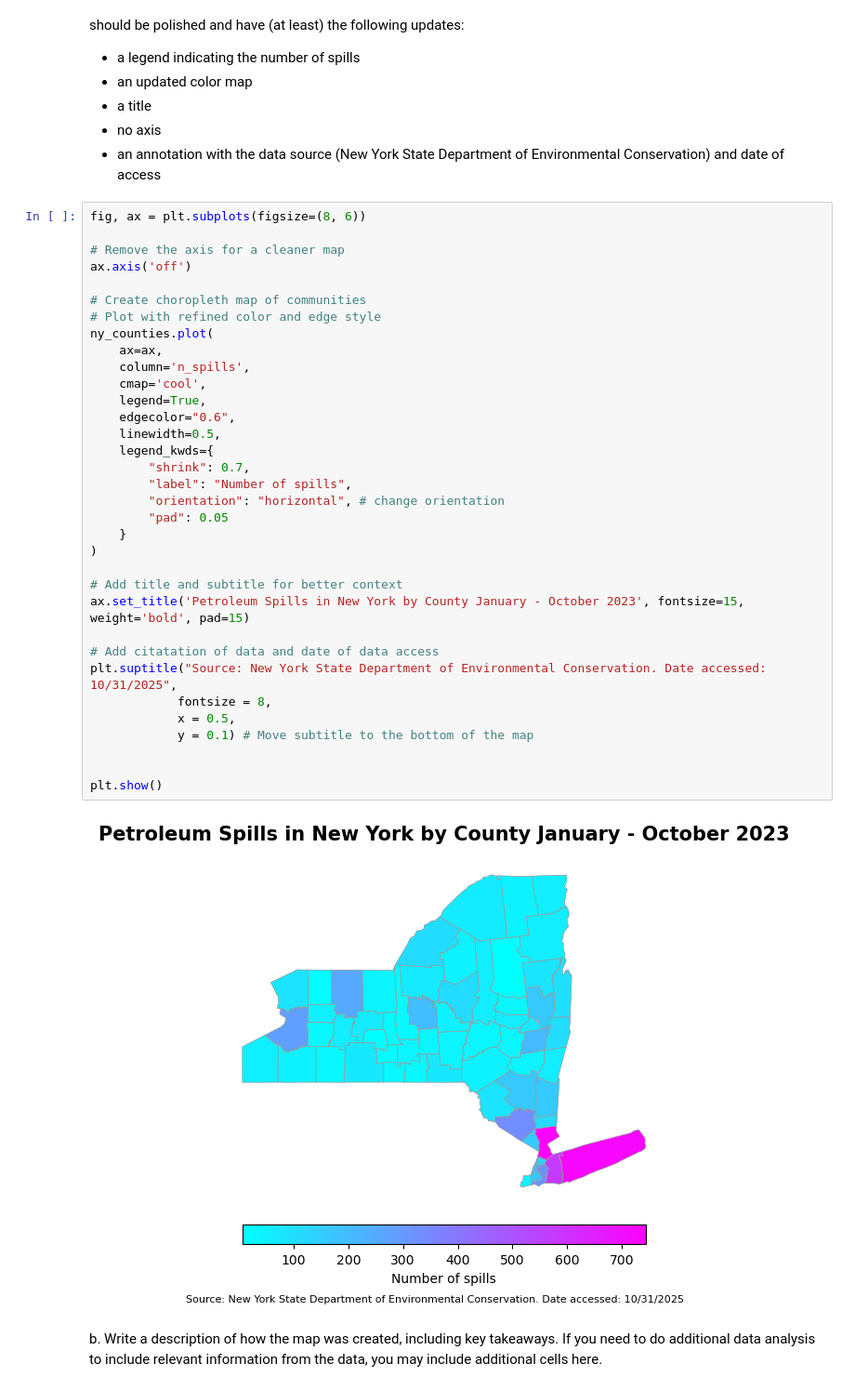
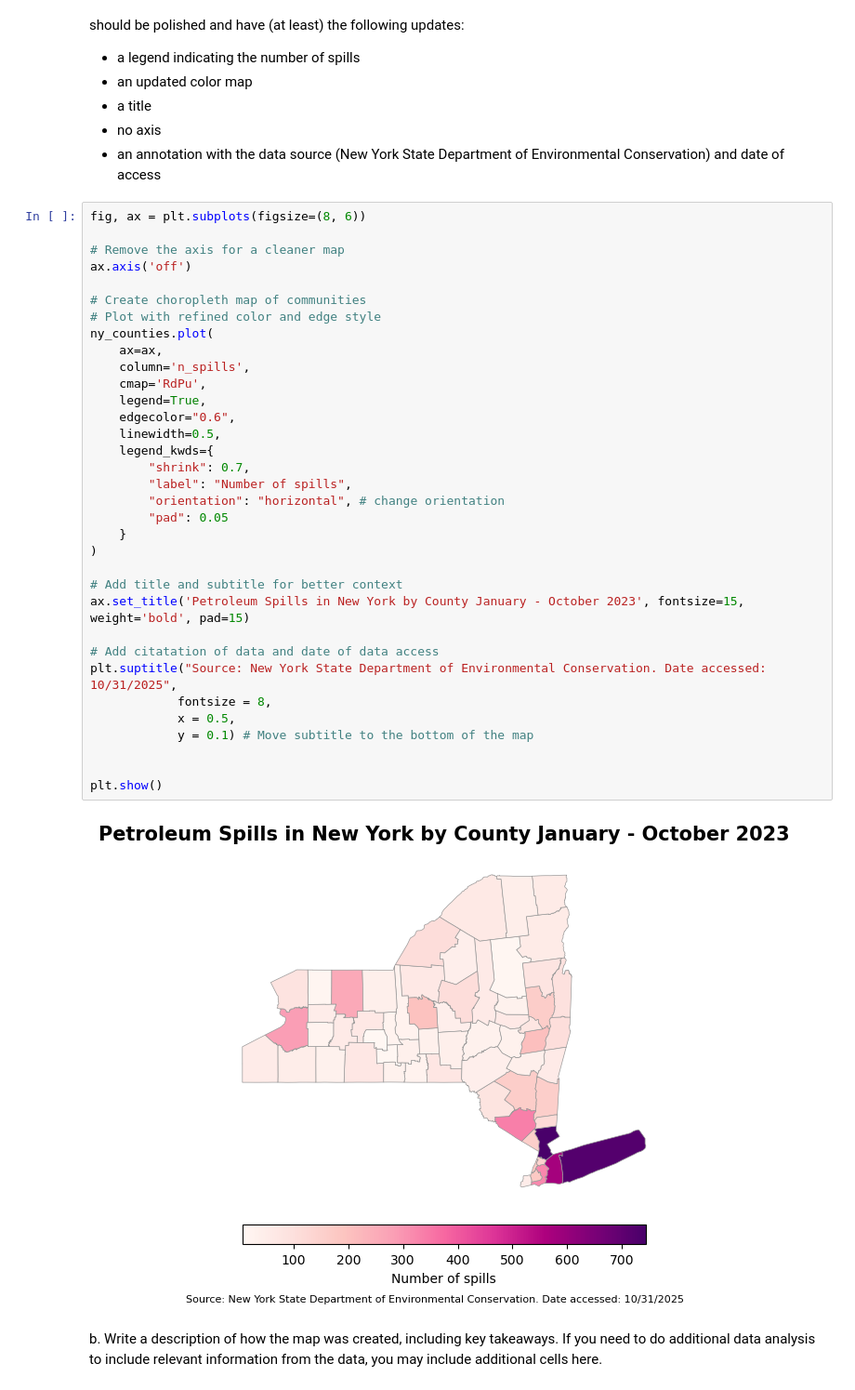
Before and after one commit to sofiiir/eds220-hwk3, a Jupyter notebook: hwk3-task1-spills.ipynb, the cells around one changed output. Shown at 93% size. Drawn from its saved outputs; the diff is of its cells as text.

```diff
--- a/hwk3-task1-spills.ipynb
+++ b/hwk3-task1-spills.ipynb
@@ -722,35 +723,35 @@ fig, ax = plt.subplots(figsize=(8, 6))
 ax.axis('off')
 
 # Create choropleth map of communities
 # Plot with refined color and edge style
 ny_counties.plot(
     ax=ax,
     column='n_spills',
-    cmap='cool',
+    cmap='RdPu',
     legend=True,
     edgecolor="0.6",
     linewidth=0.5,
     legend_kwds={
         "shrink": 0.7,
         "label": "Number of spills",
         "orientation": "horizontal", # change orientation
         "pad": 0.05
     }
 )
 
 # Add title and subtitle for better context
 ax.set_title('Petroleum Spills in New York by County January - October 2023', fontsize=15, weight='bold', pad=15)
 
 # Add citatation of data and date of data access
 plt.suptitle("Source: New York State Department of Environmental Conservation. Date accessed: 10/31/2025",
             fontsize = 8,
             x = 0.5,
             y = 0.1) # Move subtitle to the bottom of the map
 
 
 plt.show()
 # %% [output]
-[figure, old version]
+[figure, new version]
 # %% [markdown]
 b. Write a description of how the map was created, including key takeaways. If you need to do additional data analysis to include relevant information from the data, you may include additional cells here.
 # %% [markdown]
```
Also changed, not shown: parts of 3 cells of this notebook.
